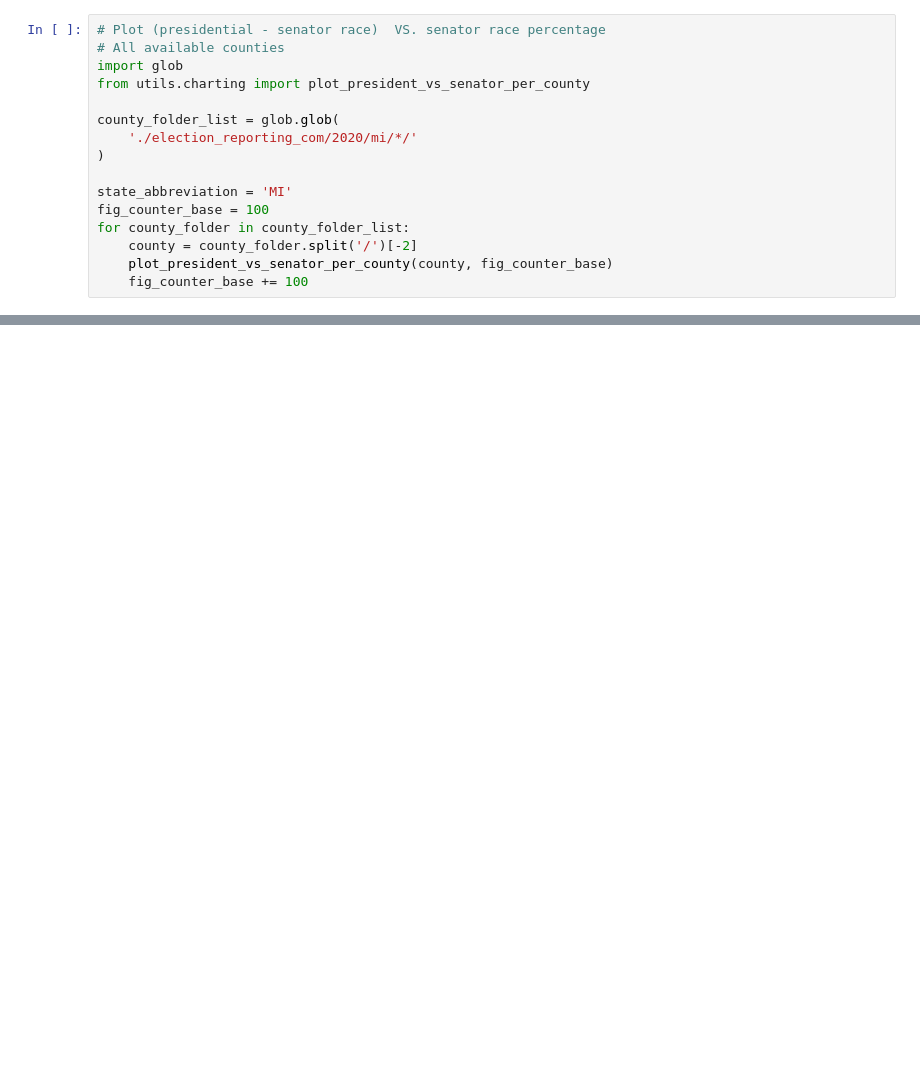
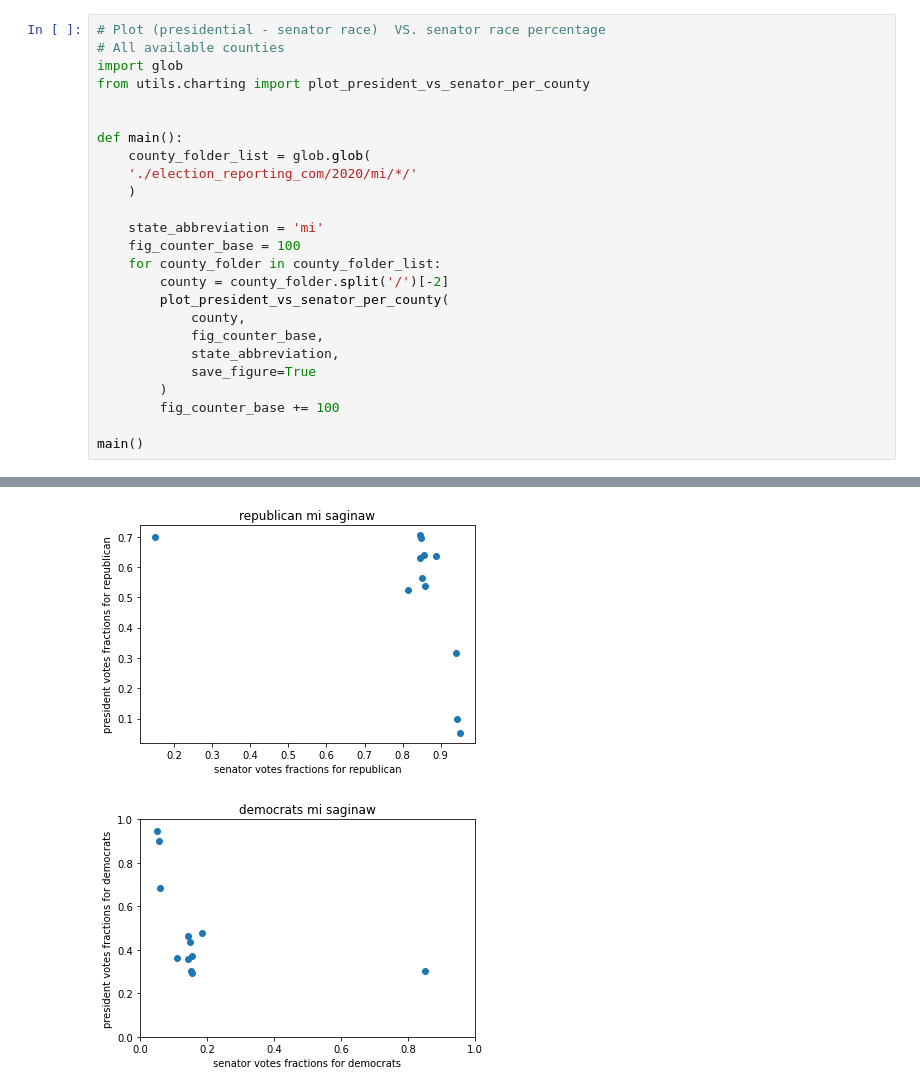
Before and after one commit to tyc85/election_data_analysis, a Jupyter notebook: electioncom_2020.ipynb, the cells around one changed output, grey strips where cells are left out. Cells and saved outputs as stored; diff of their text form; blank space fills up the shorter version.

```diff
--- a/electioncom_2020.ipynb
+++ b/electioncom_2020.ipynb
@@ -4,14 +4,23 @@
 import glob
 from utils.charting import plot_president_vs_senator_per_county
 
-county_folder_list = glob.glob(
+
+def main():
+    county_folder_list = glob.glob(
     './election_reporting_com/2020/mi/*/'
-)
+    )
 
-state_abbreviation = 'MI'
-fig_counter_base = 100
-for county_folder in county_folder_list:
-    county = county_folder.split('/')[-2]
-    plot_president_vs_senator_per_county(county, fig_counter_base)
-    fig_counter_base += 100
+    state_abbreviation = 'mi'
+    fig_counter_base = 100
+    for county_folder in county_folder_list:
+        county = county_folder.split('/')[-2]
+        plot_president_vs_senator_per_county(
+            county,
+            fig_counter_base,
+            state_abbreviation,
+            save_figure=True
+        )
+        fig_counter_base += 100
+
+main()
 # %% [output]
@@ -18,0 +47,2 @@ UnboundLocalError: local variable 'df_p' referenced before assignment
+[figure, added]
+[figure, added]
```
Also changed, not shown: parts of 1 cell of this notebook, 2 other files.
